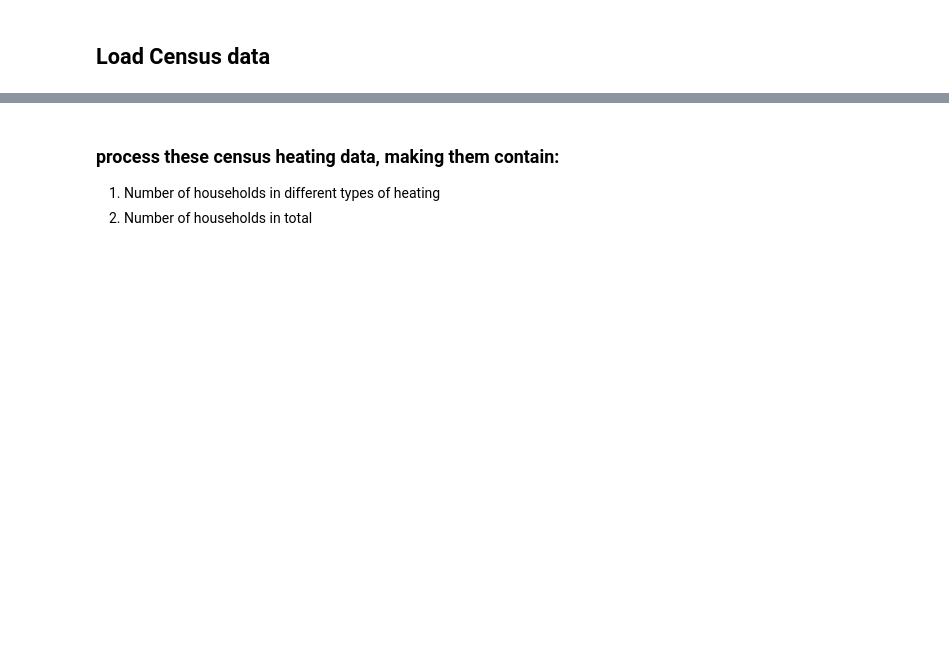
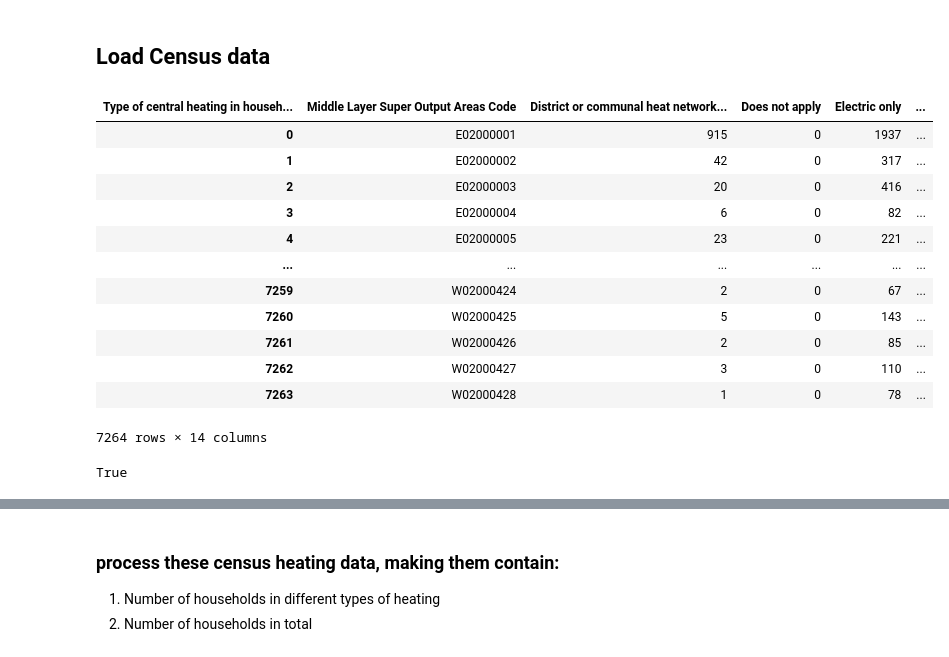
Before and after one commit to HDRah/Data-PS-GB, a Jupyter notebook: link2social_data.ipynb, the cells around one changed output, grey strips where cells are left out. Saved outputs shown, nothing was run; the diff lists cells and outputs as text; code cells hidden in the pictures; blank space fills up the shorter version.

```diff
--- a/link2social_data.ipynb
+++ b/link2social_data.ipynb
@@ -157,3 +157,23 @@ scot_zonelookup_dict = {scot_zonelookup_df.iloc[i]["DZ2011_Code"]: scot_zonelook
 scot_heat_prop_df["IZ_code"] = scot_heat_prop_df.iloc[:,0].map(scot_zonelookup_dict)
 scot_heat_prop_df.drop(columns = ["Unnamed: 0"], inplace = True)
 scot_heat_prop_df = scot_heat_prop_df.groupby(by="IZ_code").sum().reset_index()
+# %%
+eng_heat_prop_df
+# %% [output]
+| Type of central heating in househ... | Middle Layer Super Output Areas Code | District or communal heat network... | Does not apply | Electric only | ... |
+| 0 | E02000001 | 915 | 0 | 1937 | ... |
+| 1 | E02000002 | 42 | 0 | 317 | ... |
+| 2 | E02000003 | 20 | 0 | 416 | ... |
+| 3 | E02000004 | 6 | 0 | 82 | ... |
+| 4 | E02000005 | 23 | 0 | 221 | ... |
+| ... | ... | ... | ... | ... | ... |
+| 7259 | W02000424 | 2 | 0 | 67 | ... |
+| 7260 | W02000425 | 5 | 0 | 143 | ... |
+| 7261 | W02000426 | 2 | 0 | 85 | ... |
+| 7262 | W02000427 | 3 | 0 | 110 | ... |
+| 7263 | W02000428 | 1 | 0 | 78 | ... |
+7264 rows × 14 columns
+# %%
+np.allclose(scot_heat_prop_df["All occupied household spaces"], scot_heat_prop_df.iloc[:,2:].sum(axis = 1))
+# %% [output]
+True
```
Also changed, not shown: parts of 25 cells of this notebook, 31 other files.
